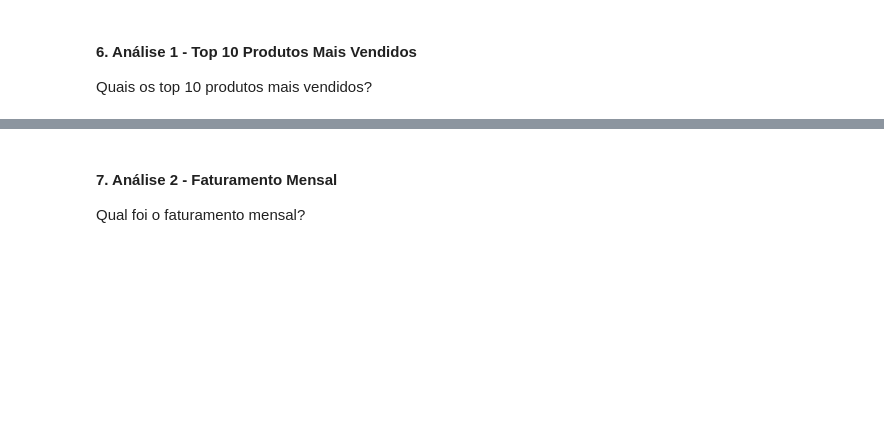
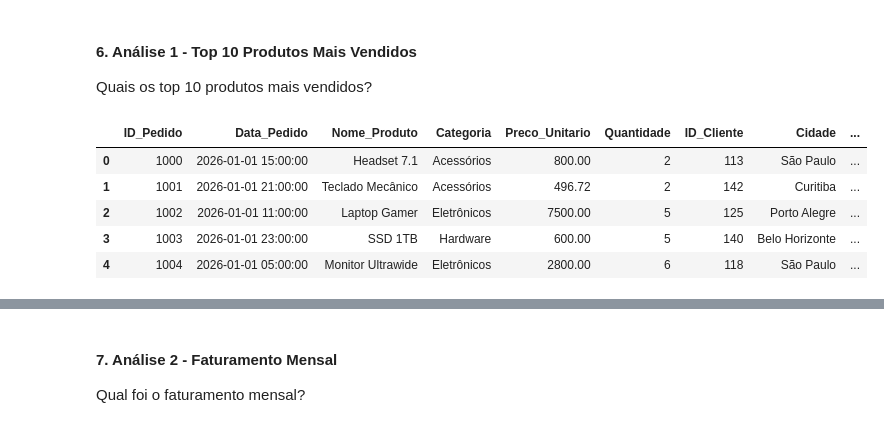
Before and after one commit to marcosfreiresantos/python_fundamentos_com_ia, a Jupyter notebook: estudos_de_caso/analise_de_vendas/mini_projeto_01.ipynb, the cells around one changed output, grey strips where cells are left out. Cells and saved outputs as stored; diff of their text form; code cells hidden in the pictures; blank space fills up the shorter version.

```diff
--- a/estudos_de_caso/analise_de_vendas/mini_projeto_01.ipynb
+++ b/estudos_de_caso/analise_de_vendas/mini_projeto_01.ipynb
@@ -307,6 +316,15 @@ Quais os top 10 produtos mais vendidos?
 # %%
 # Agrupa por nome do produto, soma a quantidade e ordena para encontrar os mais vendidos
 top_10_produtos = df_vendas.groupby('Nome_Produto')['Quantidade'].sum().sort_values(ascending = False).head(10)
+# %%
+df_vendas.head()
+# %% [output]
+|  | ID_Pedido | Data_Pedido | Nome_Produto | Categoria | Preco_Unitario | Quantidade | ID_Cliente | Cidade | ... |
+| 0 | 1000 | 2026-01-01 15:00:00 | Headset 7.1 | Acessórios | 800.00 | 2 | 113 | São Paulo | ... |
+| 1 | 1001 | 2026-01-01 21:00:00 | Teclado Mecânico | Acessórios | 496.72 | 2 | 142 | Curitiba | ... |
+| 2 | 1002 | 2026-01-01 11:00:00 | Laptop Gamer | Eletrônicos | 7500.00 | 5 | 125 | Porto Alegre | ... |
+| 3 | 1003 | 2026-01-01 23:00:00 | SSD 1TB | Hardware | 600.00 | 5 | 140 | Belo Horizonte | ... |
+| 4 | 1004 | 2026-01-01 05:00:00 | Monitor Ultrawide | Eletrônicos | 2800.00 | 6 | 118 | São Paulo | ... |
 # %%
 top_10_produtos
 # %% [output]
```
Also changed, not shown: parts of 20 cells of this notebook, 2 other files.
